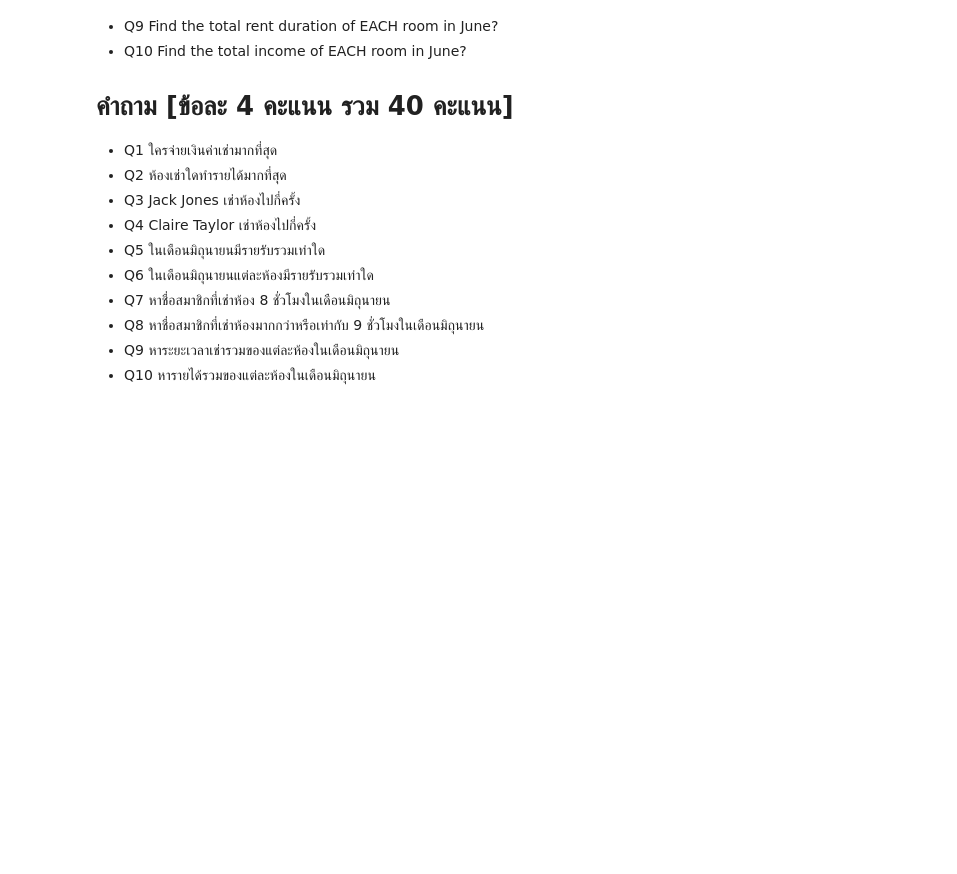
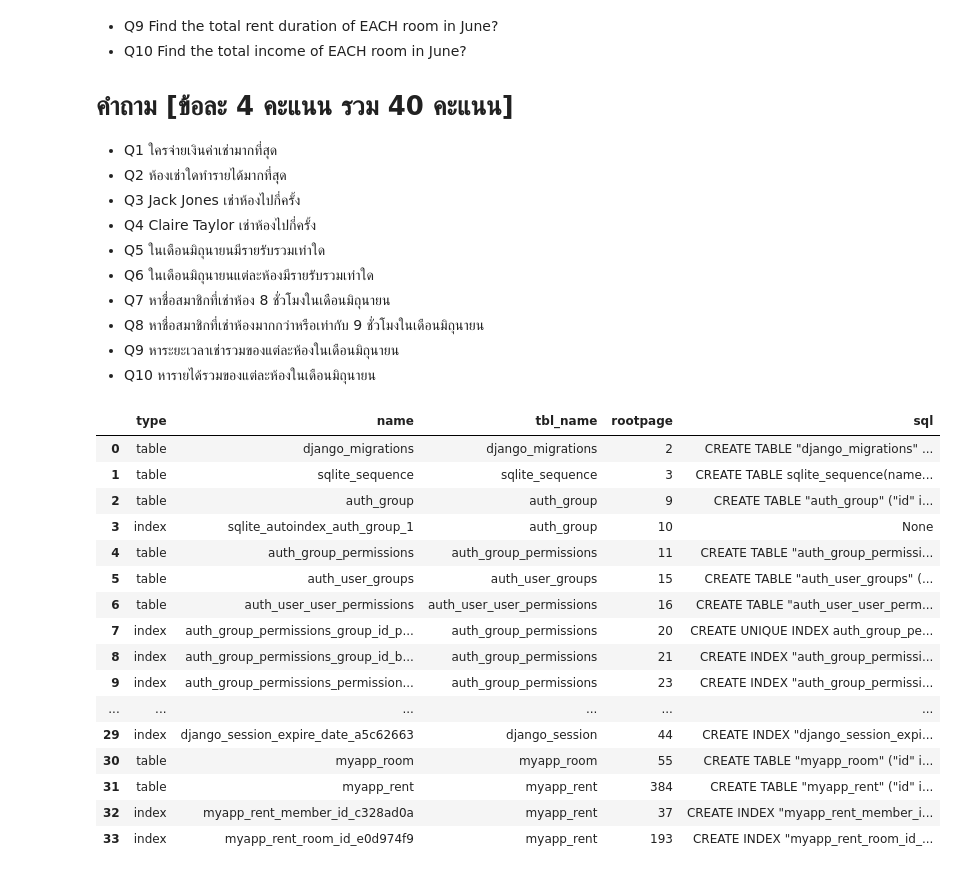
Before and after one commit to wasit7/cs459_django2018, a Jupyter notebook: exam/myproject/Exam Panda.ipynb, the cells around one changed output. Cells and saved outputs as stored; diff of their text form; code cells hidden in the pictures; blank space fills up the shorter version.

```diff
--- a/exam/myproject/Exam Panda.ipynb
+++ b/exam/myproject/Exam Panda.ipynb
@@ -22,3 +22,27 @@
 * Q8 หาชื่อสมาชิกที่เช่าห้องมากกว่าหรือเท่ากับ 9 ชั่วโมงในเดือนมิถุนายน
 * Q9 หาระยะเวลาเช่ารวมของแต่ละห้องในเดือนมิถุนายน
 * Q10 หารายได้รวมของแต่ละห้องในเดือนมิถุนายน
+# %%
+import sqlite3
+import pandas as pd
+con = sqlite3.connect('db.sqlite3')
+df = pd.read_sql_query("SELECT * FROM sqlite_master", con)
+df
+# %% [output]
+|  | type | name | tbl_name | rootpage | sql |
+| 0 | table | django_migrations | django_migrations | 2 | CREATE TABLE "django_migrations" ... |
+| 1 | table | sqlite_sequence | sqlite_sequence | 3 | CREATE TABLE sqlite_sequence(name... |
+| 2 | table | auth_group | auth_group | 9 | CREATE TABLE "auth_group" ("id" i... |
+| 3 | index | sqlite_autoindex_auth_group_1 | auth_group | 10 | None |
+| 4 | table | auth_group_permissions | auth_group_permissions | 11 | CREATE TABLE "auth_group_permissi... |
+| 5 | table | auth_user_groups | auth_user_groups | 15 | CREATE TABLE "auth_user_groups" (... |
+| 6 | table | auth_user_user_permissions | auth_user_user_permissions | 16 | CREATE TABLE "auth_user_user_perm... |
+| 7 | index | auth_group_permissions_group_id_p... | auth_group_permissions | 20 | CREATE UNIQUE INDEX auth_group_pe... |
+| 8 | index | auth_group_permissions_group_id_b... | auth_group_permissions | 21 | CREATE INDEX "auth_group_permissi... |
+| 9 | index | auth_group_permissions_permission... | auth_group_permissions | 23 | CREATE INDEX "auth_group_permissi... |
+| ... | ... | ... | ... | ... | ... |
+| 29 | index | django_session_expire_date_a5c62663 | django_session | 44 | CREATE INDEX "django_session_expi... |
+| 30 | table | myapp_room | myapp_room | 55 | CREATE TABLE "myapp_room" ("id" i... |
+| 31 | table | myapp_rent | myapp_rent | 384 | CREATE TABLE "myapp_rent" ("id" i... |
+| 32 | index | myapp_rent_member_id_c328ad0a | myapp_rent | 37 | CREATE INDEX "myapp_rent_member_i... |
+| 33 | index | myapp_rent_room_id_e0d974f9 | myapp_rent | 193 | CREATE INDEX "myapp_rent_room_id_... |
```
Also changed, not shown: parts of 8 cells of this notebook, 2 other files.
